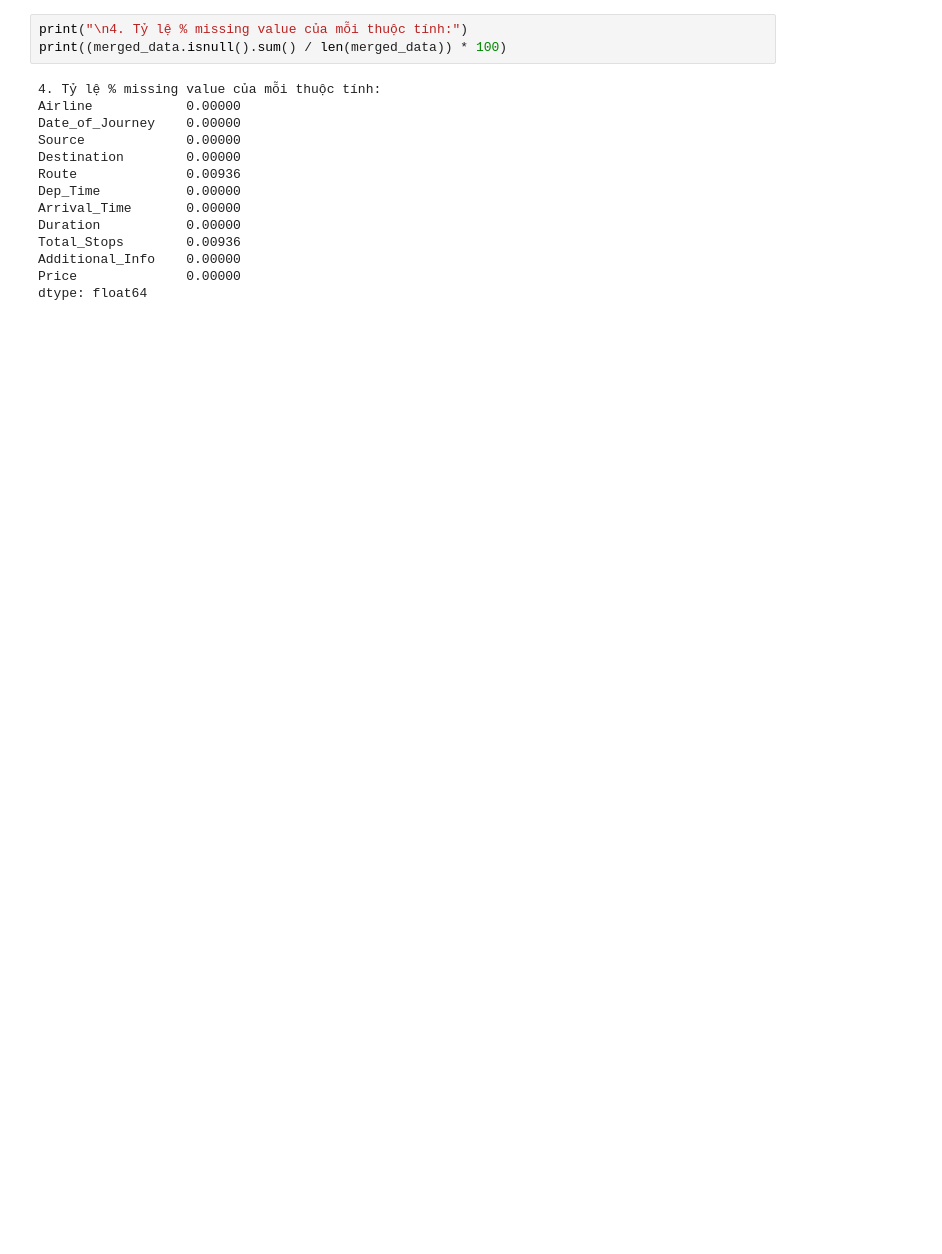
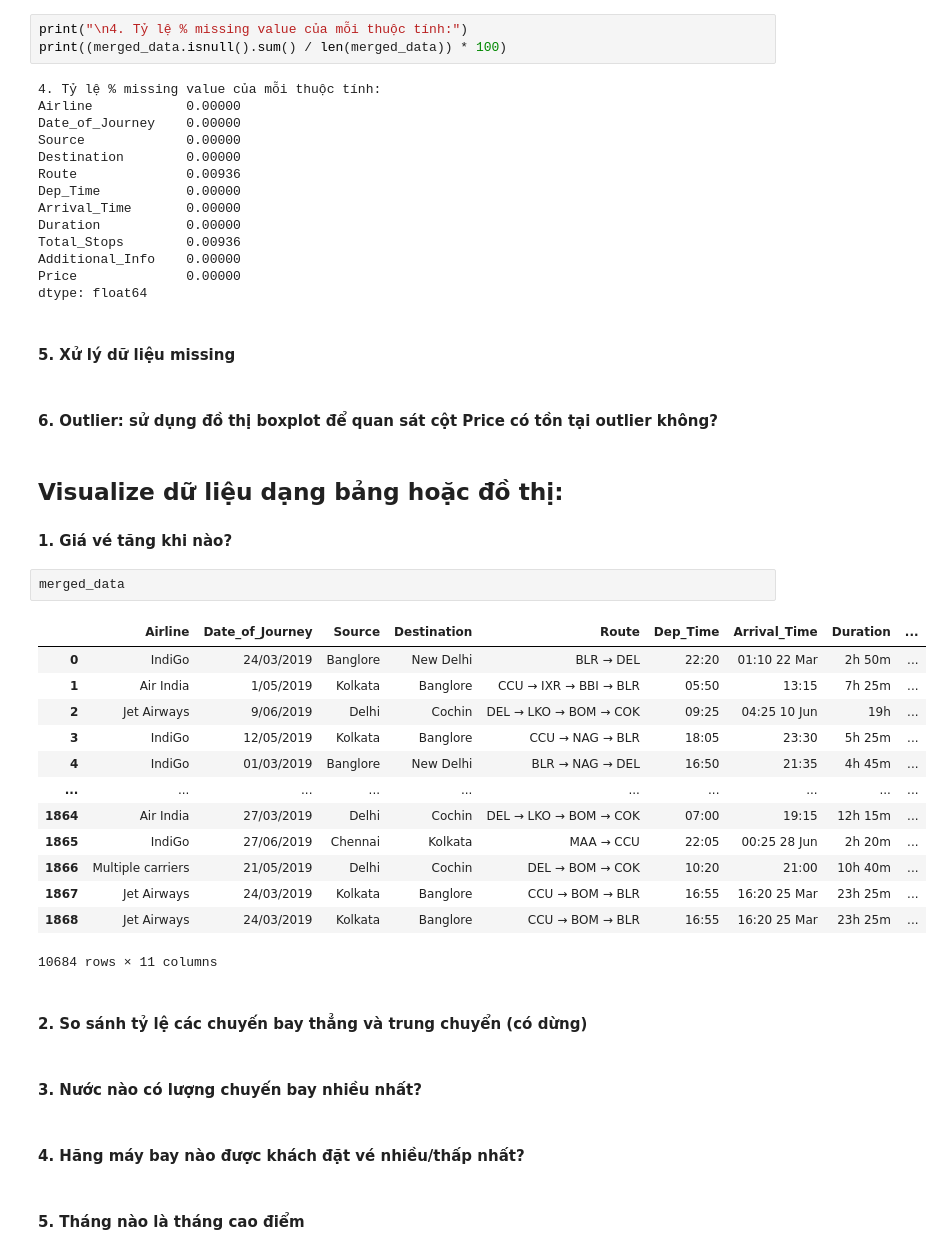
Before and after one commit to vngson/PTDLUD, a Jupyter notebook: main.ipynb, the cells around one changed output. Saved outputs shown, nothing was run; the diff lists cells and outputs as text; blank space fills up the shorter version.

```diff
--- a/main.ipynb
+++ b/main.ipynb
@@ -113,3 +120,34 @@ Total_Stops        0.00936
 Additional_Info    0.00000
 Price              0.00000
 dtype: float64
+# %% [markdown]
+#### 5. Xử lý dữ liệu missing
+# %% [markdown]
+#### 6. Outlier: sử dụng đồ thị boxplot để quan sát cột Price có tồn tại outlier không?
+# %% [markdown]
+## Visualize dữ liệu dạng bảng hoặc đồ thị:
+#### 1. Giá vé tăng khi nào?
+# %%
+merged_data
+# %% [output]
+|  | Airline | Date_of_Journey | Source | Destination | Route | Dep_Time | Arrival_Time | Duration | ... |
+| 0 | IndiGo | 24/03/2019 | Banglore | New Delhi | BLR → DEL | 22:20 | 01:10 22 Mar | 2h 50m | ... |
+| 1 | Air India | 1/05/2019 | Kolkata | Banglore | CCU → IXR → BBI → BLR | 05:50 | 13:15 | 7h 25m | ... |
+| 2 | Jet Airways | 9/06/2019 | Delhi | Cochin | DEL → LKO → BOM → COK | 09:25 | 04:25 10 Jun | 19h | ... |
+| 3 | IndiGo | 12/05/2019 | Kolkata | Banglore | CCU → NAG → BLR | 18:05 | 23:30 | 5h 25m | ... |
+| 4 | IndiGo | 01/03/2019 | Banglore | New Delhi | BLR → NAG → DEL | 16:50 | 21:35 | 4h 45m | ... |
+| ... | ... | ... | ... | ... | ... | ... | ... | ... | ... |
+| 1864 | Air India | 27/03/2019 | Delhi | Cochin | DEL → LKO → BOM → COK | 07:00 | 19:15 | 12h 15m | ... |
+| 1865 | IndiGo | 27/06/2019 | Chennai | Kolkata | MAA → CCU | 22:05 | 00:25 28 Jun | 2h 20m | ... |
+| 1866 | Multiple carriers | 21/05/2019 | Delhi | Cochin | DEL → BOM → COK | 10:20 | 21:00 | 10h 40m | ... |
+| 1867 | Jet Airways | 24/03/2019 | Kolkata | Banglore | CCU → BOM → BLR | 16:55 | 16:20 25 Mar | 23h 25m | ... |
+| 1868 | Jet Airways | 24/03/2019 | Kolkata | Banglore | CCU → BOM → BLR | 16:55 | 16:20 25 Mar | 23h 25m | ... |
+10684 rows × 11 columns
+# %% [markdown]
+#### 2. So sánh tỷ lệ các chuyến bay thẳng và trung chuyển (có dừng)
+# %% [markdown]
+#### 3. Nước nào có lượng chuyến bay nhiều nhất?
+# %% [markdown]
+#### 4. Hãng máy bay nào được khách đặt vé nhiều/thấp nhất?
+# %% [markdown]
+#### 5. Tháng nào là tháng cao điểm
```
Also changed, not shown: parts of 12 cells of this notebook.
